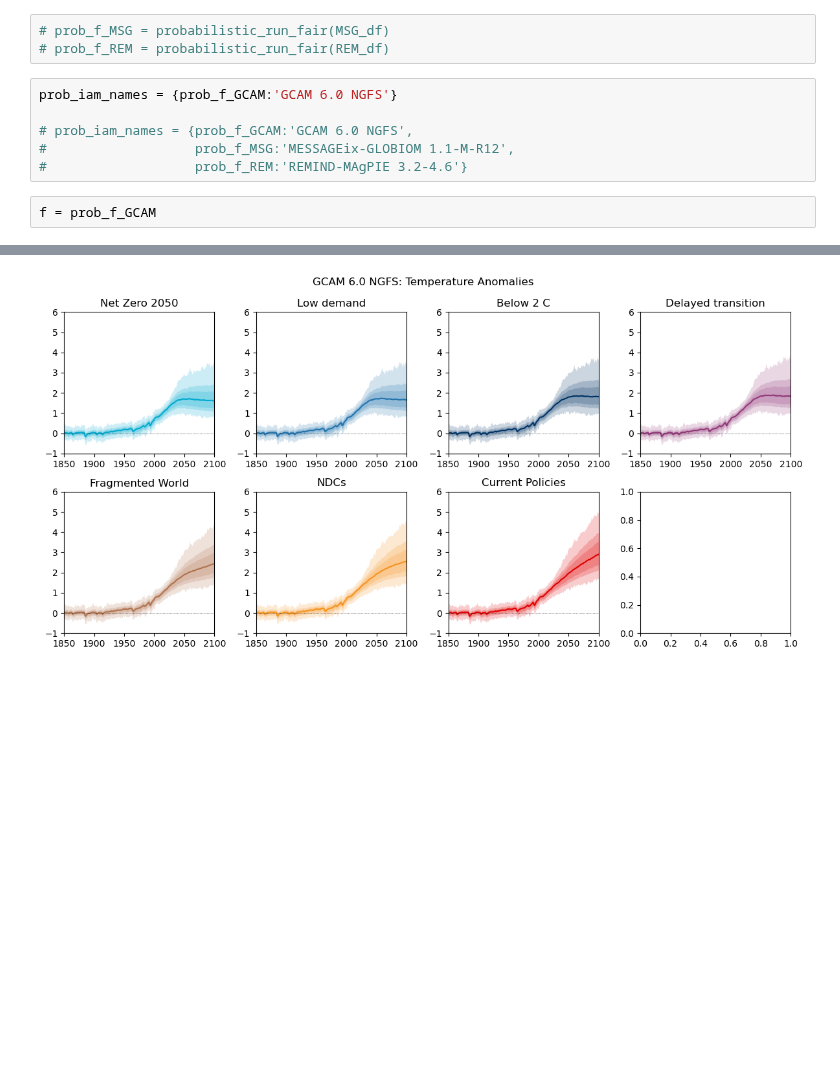
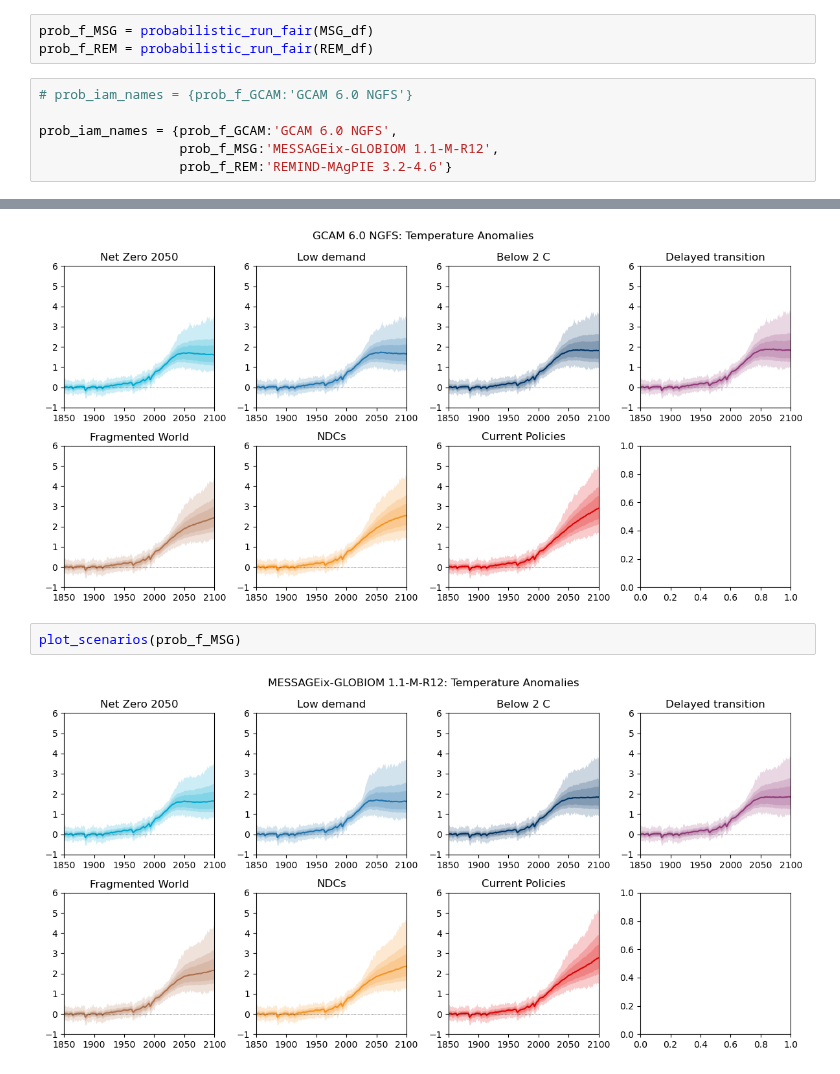
Before and after one commit to ericasimon16/woodwell_internship, a Jupyter notebook: FaIR_harmonized.ipynb, the cells around one changed output, grey strips where cells are left out. Saved outputs shown, nothing was run; the diff lists cells and outputs as text; blank space fills up the shorter version.

```diff
--- a/FaIR_harmonized.ipynb
+++ b/FaIR_harmonized.ipynb
@@ -351,14 +349,12 @@ AttributeError: 'FAIR' object has no attribute 'to_csv'
 # %%
-# prob_f_MSG = probabilistic_run_fair(MSG_df)
-# prob_f_REM = probabilistic_run_fair(REM_df)
+prob_f_MSG = probabilistic_run_fair(MSG_df)
+prob_f_REM = probabilistic_run_fair(REM_df)
 # %%
-prob_iam_names = {prob_f_GCAM:'GCAM 6.0 NGFS'}
+# prob_iam_names = {prob_f_GCAM:'GCAM 6.0 NGFS'}
 
-# prob_iam_names = {prob_f_GCAM:'GCAM 6.0 NGFS',
-#                   prob_f_MSG:'MESSAGEix-GLOBIOM 1.1-M-R12',
-#                   prob_f_REM:'REMIND-MAgPIE 3.2-4.6'}
+prob_iam_names = {prob_f_GCAM:'GCAM 6.0 NGFS',
+                  prob_f_MSG:'MESSAGEix-GLOBIOM 1.1-M-R12',
+                  prob_f_REM:'REMIND-MAgPIE 3.2-4.6'}
-# %%
-f = prob_f_GCAM
 # %%
 weights_51yr = np.ones(52)
 weights_51yr[0] = 0.5
@@ -440,3 +436,7 @@ def plot_scenarios(f):
 plot_scenarios(prob_f_GCAM)
 # %% [output]
 [figure]
+# %%
+plot_scenarios(prob_f_MSG)
+# %% [output]
+[figure, added]
```
Also changed, not shown: parts of 2 cells of this notebook.
